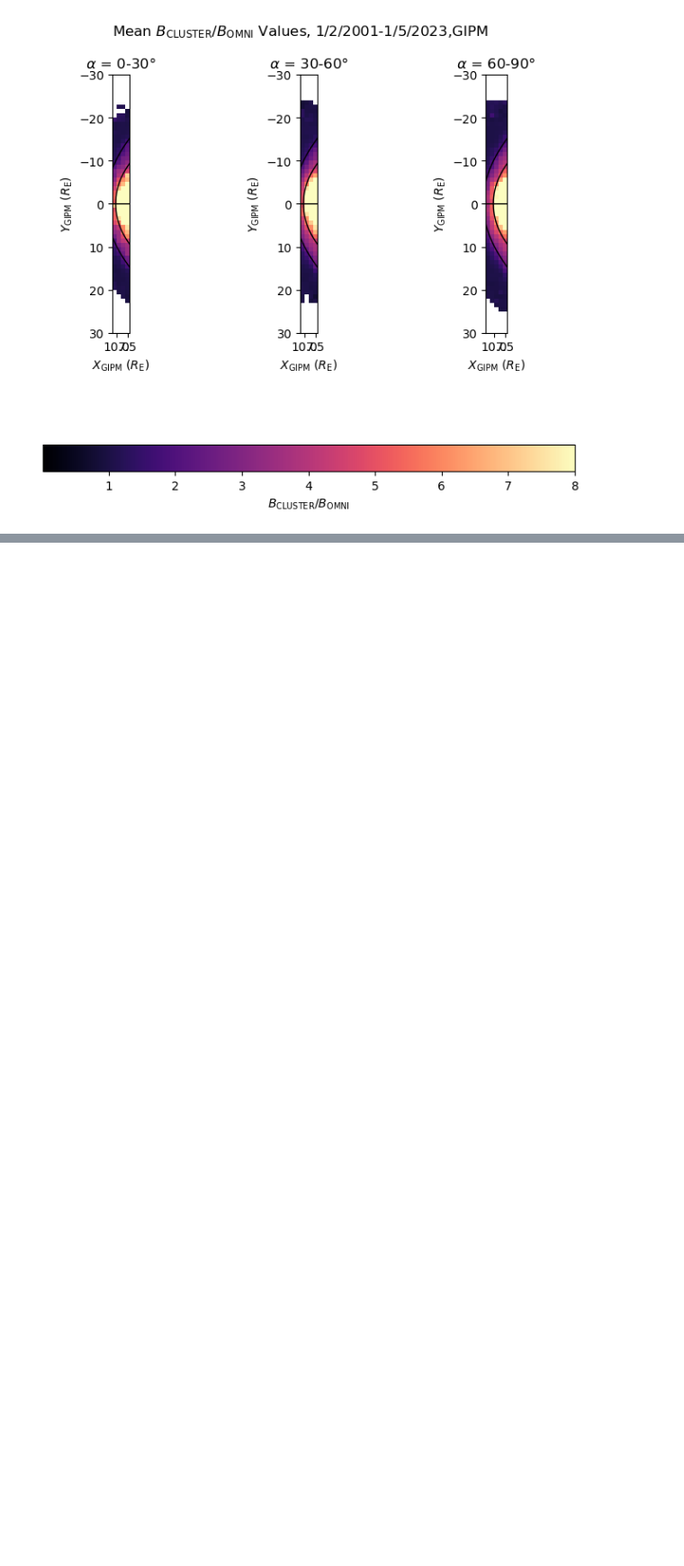
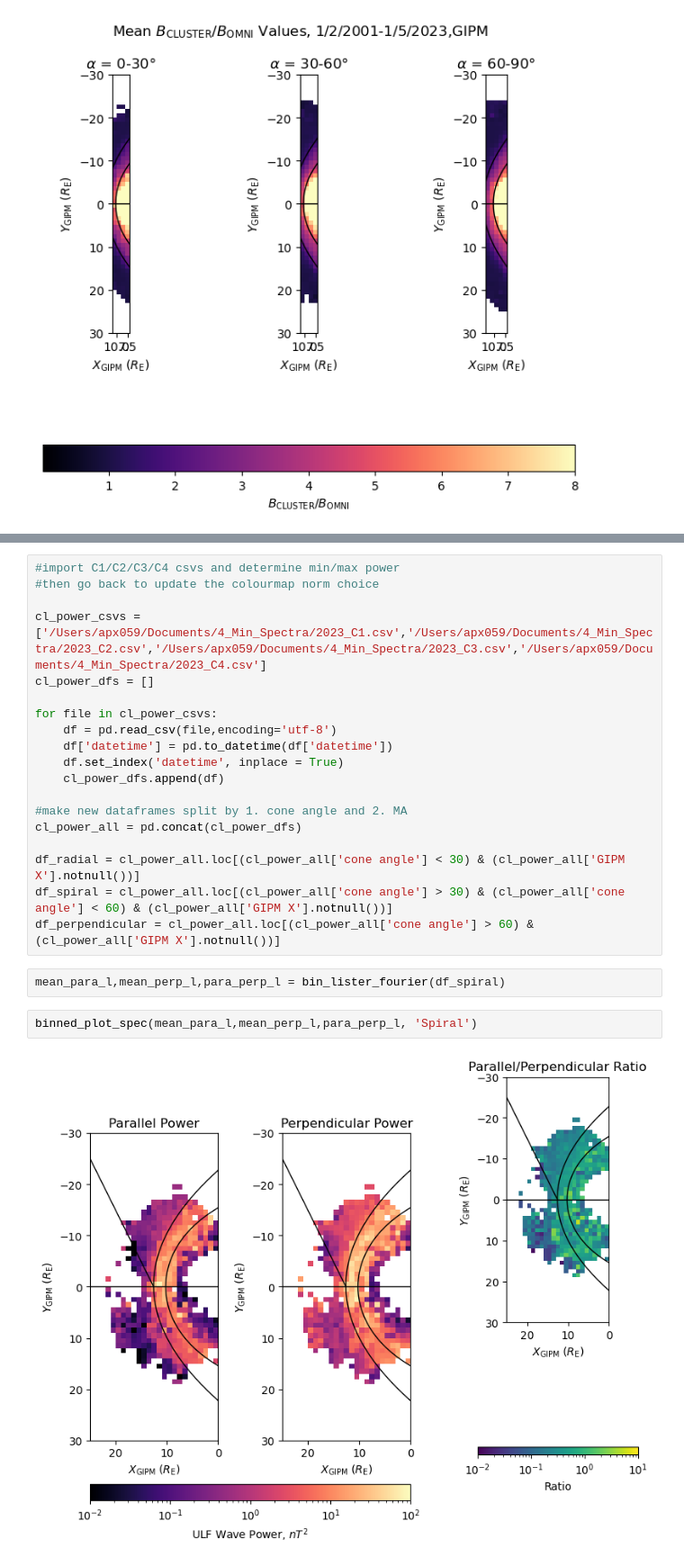
Before and after one commit to solarwindstream/gipm-mapping, a Jupyter notebook: Fine_Binning.ipynb, the cells around one changed output, grey strips where cells are left out. Shown at 90% size. Saved outputs shown, nothing was run; the diff lists cells and outputs as text; blank space fills up the shorter version.

Commit message:
Plots for ULF power

```diff
--- a/Fine_Binning.ipynb
+++ b/Fine_Binning.ipynb
@@ -2199,0 +2479,25 @@ binned_plot_cuts(mean_rat_rad, mean_rat_spir, mean_rat_perp, 1)
+# %%
+#import C1/C2/C3/C4 csvs and determine min/max power
+#then go back to update the colourmap norm choice
+
+cl_power_csvs = ['/Users/apx059/Documents/4_Min_Spectra/2023_C1.csv','/Users/apx059/Documents/4_Min_Spectra/2023_C2.csv','/Users/apx059/Documents/4_Min_Spectra/2023_C3.csv','/Users/apx059/Documents/4_Min_Spectra/2023_C4.csv']
+cl_power_dfs = []
+
+for file in cl_power_csvs:
+    df = pd.read_csv(file,encoding='utf-8')
+    df['datetime'] = pd.to_datetime(df['datetime'])
+    df.set_index('datetime', inplace = True)
+    cl_power_dfs.append(df)
+
+#make new dataframes split by 1. cone angle and 2. MA
+cl_power_all = pd.concat(cl_power_dfs)
+
+df_radial = cl_power_all.loc[(cl_power_all['cone angle'] < 30) & (cl_power_all['GIPM X'].notnull())]
+df_spiral = cl_power_all.loc[(cl_power_all['cone angle'] > 30) & (cl_power_all['cone angle'] < 60) & (cl_power_all['GIPM X'].notnull())]
+df_perpendicular = cl_power_all.loc[(cl_power_all['cone angle'] > 60) & (cl_power_all['GIPM X'].notnull())]
+# %%
+mean_para_l,mean_perp_l,para_perp_l = bin_lister_fourier(df_spiral)
+# %%
+binned_plot_spec(mean_para_l,mean_perp_l,para_perp_l, 'Spiral')
+# %% [output]
+[figure, added]
```
Also changed, not shown: parts of 8 cells of this notebook.
